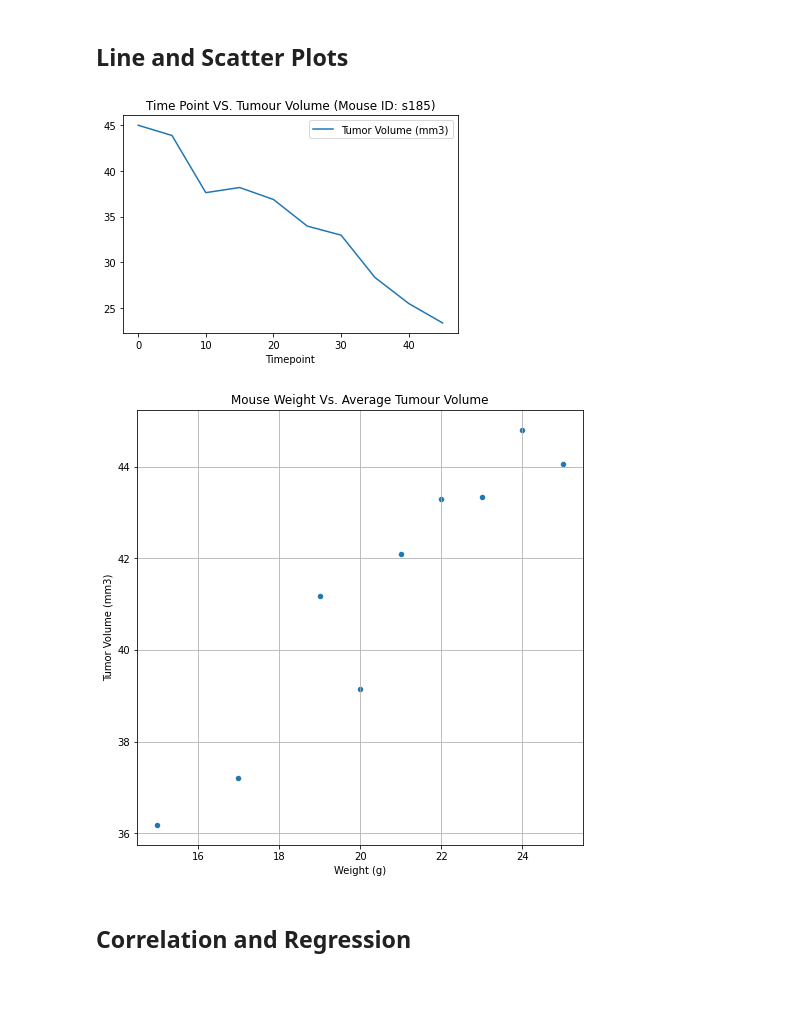
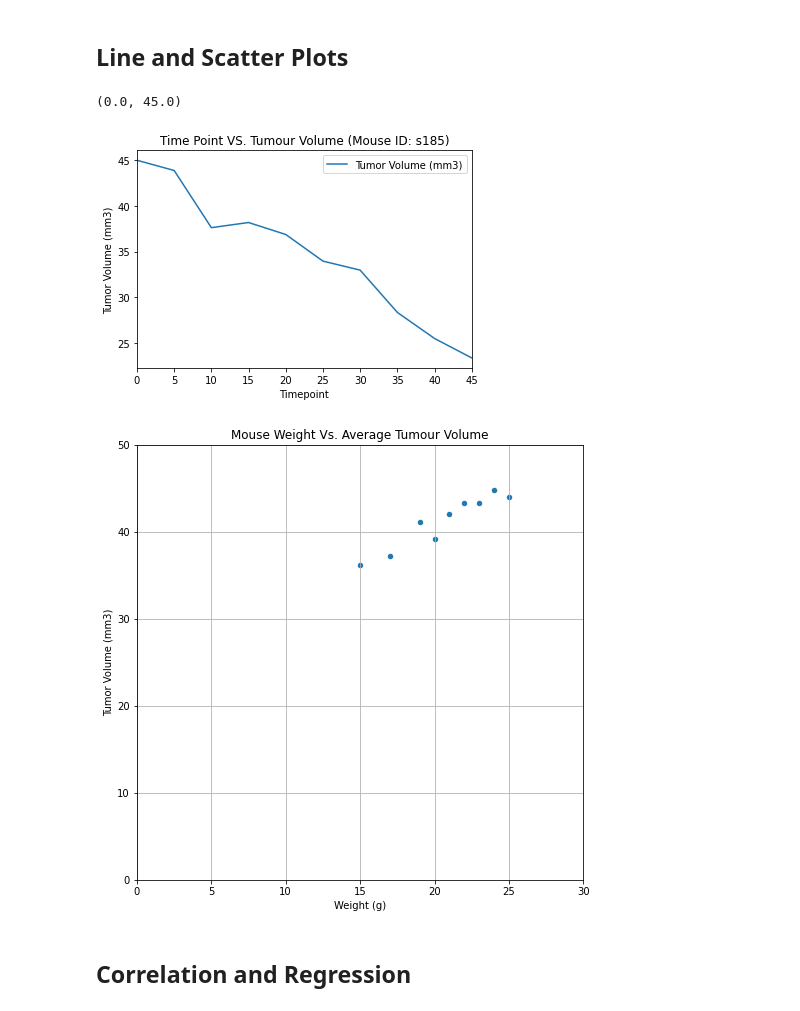
Before and after one commit to dan1ellec/matplotlib-challenge, a Jupyter notebook: Matplotlib Homework - The Power of Plots.ipynb, the cells around one changed output. Cells and saved outputs as stored; diff of their text form; code cells hidden in the pictures.

```diff
--- a/Matplotlib Homework - The Power of Plots.ipynb
+++ b/Matplotlib Homework - The Power of Plots.ipynb
@@ -295,20 +303,22 @@ plt.show()
 # %%
 # Generating a line plot of time point versus tumor volume for a mouse treated with Capomulin
 
 # Adjusting the dataframe to contain only Capomulin data and the relevant columns
 capomulin_data = clean_mouse_data.loc[(clean_mouse_data["Drug Regimen"] == "Capomulin"), ["Mouse ID", "Timepoint", "Tumor Volume (mm3)"]]
 
 # Looking at Mouse ID: s185, adjusting the dataframe to contain relevant information
 s185_df = capomulin_data.loc[(capomulin_data["Mouse ID"] == "s185"), ["Timepoint", "Tumor Volume (mm3)"]]
 
 # Plotting time point vs. tumour volume for s185
-graph = s185_df.plot(kind = "line", x = "Timepoint",  title = "Time Point VS. Tumour Volume (Mouse ID: s185)")
-
-
-# need to make it look nicer
-# maybe adjust from 0 to 45 on the x axis
+graph = s185_df.plot(kind = "line", x = "Timepoint", title = "Time Point VS. Tumour Volume (Mouse ID: s185)")
+plt.ylabel("Tumor Volume (mm3)")
+plt.xlim(0, 45)
+#plt.ylim(0, 45)
+# do I want to set the y limit as well??
+# do I want to remove the key thingo
 # %% [output]
+(0.0, 45.0)
-[figure, old version]
+[figure, new version]
 # %%
 # Generating a scatter plot of mouse weight versus average tumour volume for the Capomulin regimen
 
@@ -320,13 +330,11 @@ group_by_weight_df = capomulin_weight_df.groupby(["Weight (g)"], as_index = Fals
 
 # Plotting weight vs. average tumour volume
 chart = group_by_weight_df.plot(kind="scatter", x= "Weight (g)", y="Tumor Volume (mm3)", grid=True, figsize=(8,8),title="Mouse Weight Vs. Average Tumour Volume")
+plt.ylim(0, 50)
+plt.xlim(0, 30)
 plt.show()
-
-#need to make it look better
-# somehow start at 0??
-# have this using the other method as well but still don't love that
 # %% [output]
-[figure, old version]
+[figure, new version]
 # %% [markdown]
 ## Correlation and Regression
 # %%
```
Also changed, not shown: parts of 5 cells of this notebook.
